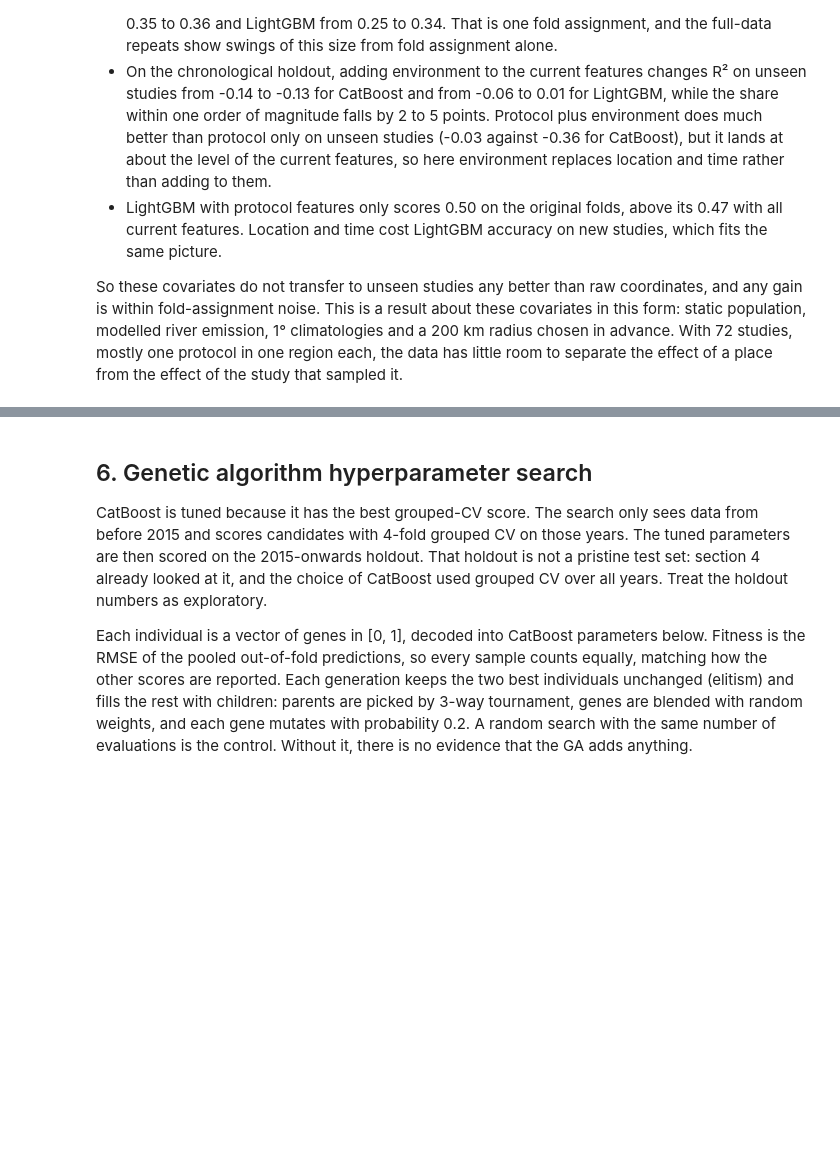
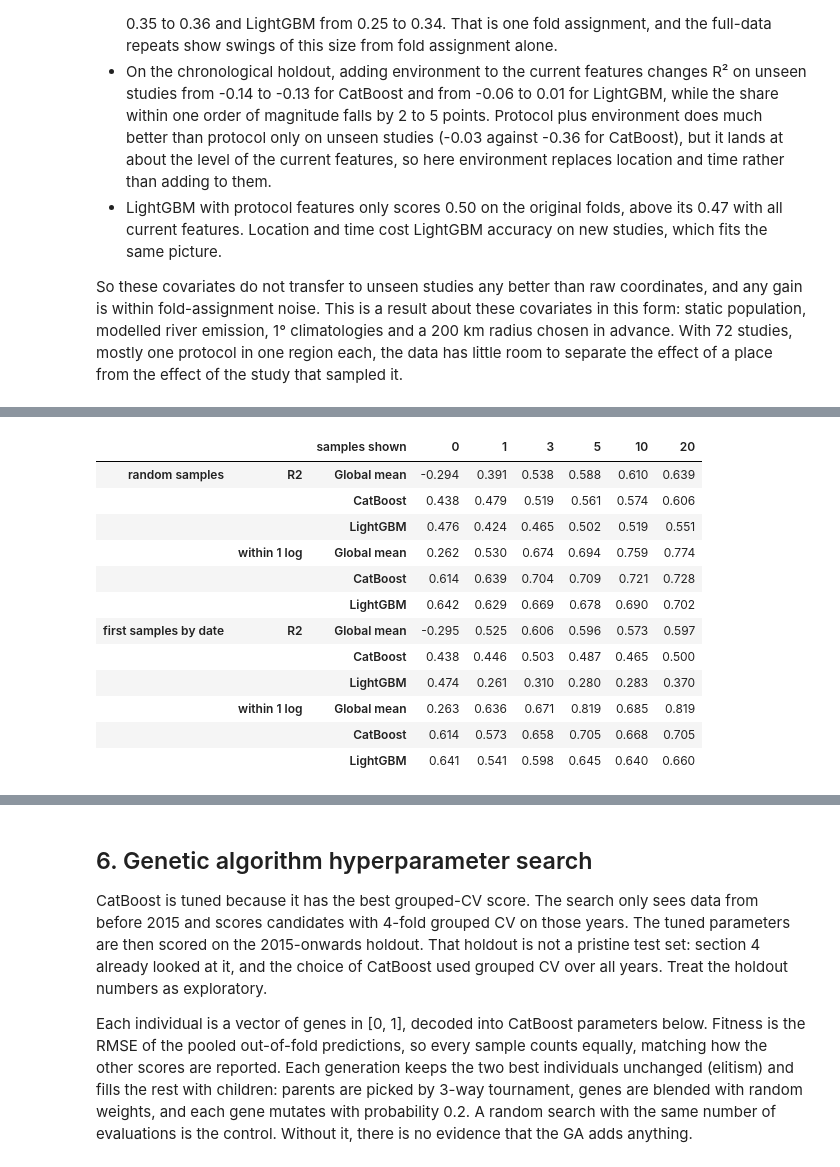
Before and after one commit to zytact/marine-microplastics, a Jupyter notebook: microplastics.ipynb, the cells around one changed output, grey strips where cells are left out. Saved outputs shown, nothing was run; the diff lists cells and outputs as text; code cells hidden in the pictures; blank space fills up the shorter version.

Commit message:
feat: test few-sample calibration and within-study ranking

```diff
--- a/microplastics.ipynb
+++ b/microplastics.ipynb
@@ -881,12 +881,16 @@ over 10 random assignments of studies to five folds. Both feature sets get the s
 repeat, so the gain is a paired difference.
 # %%
 REPEATS = 10
-repeated = pd.DataFrame([
-    {"repeat": r, "model": model, "features": name, "pooled R2": score(out_of_fold(fit, folds))["R2"]}
+REPEAT_FOLDS = [list(GroupKFold(5, shuffle=True, random_state=r).split(df, groups=df.study)) for r in range(REPEATS)]
+repeat_predictions = {
+    (r, model, name): out_of_fold(fit, REPEAT_FOLDS[r])
     for r in range(REPEATS)
-    for folds in [list(GroupKFold(5, shuffle=True, random_state=r).split(df, groups=df.study))]
     for name in ["current features", "current + environmental"]
     for model, fit in env_models(FEATURE_SETS[name]).items()
+}
+repeated = pd.DataFrame([
+    {"repeat": r, "model": model, "features": name, "pooled R2": score(pred)["R2"]}
+    for (r, model, name), pred in repeat_predictions.items()
 ]).pivot(index=["model", "repeat"], columns="features", values="pooled R2")
 gain = repeated["current + environmental"] - repeated["current features"]
 summary = pd.concat({
@@ -938,0 +956,48 @@ place from the effect of the study that sampled it.
+# %%
+KS = [0, 1, 3, 5, 10, 20]
+SHRINK = (1 - icc) / icc
+
+
+def calibration_pool(order: pd.Series, size: int = 20) -> pd.Series:
+    """Position of each row in its study's calibration pool, by ascending order. NaN for rows outside it."""
+    position = order.groupby(df.study).rank(method="first") - 1
+    return position.where(position < np.minimum(size, df.groupby("study").y.transform("size") // 2))
+
+
+def calibrated(pred: pd.Series, pool: pd.Series, k: int) -> pd.Series:
+    """Predictions shifted by each study's shrunk mean error on its first k pool samples. Pool rows are NaN."""
+    shown = pool < k
+    error = (df.y - pred)[shown].groupby(df.study[shown])
+    return (pred + df.study.map(error.sum() / (error.size() + SHRINK)).fillna(0)).where(pool.isna())
+
+
+def calibration_scores(pred: pd.Series, pools: list[pd.Series], metric: str) -> dict[int, float]:
+    return {k: np.mean([score(calibrated(pred, pool, k))[metric] for pool in pools]) for k in KS}
+
+
+rng = np.random.default_rng(SEED)
+POOLS = {
+    "random samples": [calibration_pool(pd.Series(rng.random(len(df)), index=df.index)) for _ in range(20)],
+    "first samples by date": [calibration_pool(df.date.rank(method="first"))],
+}
+CALIBRATED = {"Global mean": "Study mean only", "CatBoost": "CatBoost", "LightGBM": "LightGBM"}
+pd.DataFrame({
+    (draw, metric, label): calibration_scores(predictions[name, "grouped"], pools, metric)
+    for draw, pools in POOLS.items()
+    for metric in ("R2", "within 1 log")
+    for label, name in CALIBRATED.items()
+}).T.rename_axis(columns="samples shown")
+# %% [output]
+|  |  | samples shown | 0 | 1 | 3 | 5 | 10 | 20 |
+| random samples | R2 | Global mean | -0.294 | 0.391 | 0.538 | 0.588 | 0.610 | 0.639 |
+|  |  | CatBoost | 0.438 | 0.479 | 0.519 | 0.561 | 0.574 | 0.606 |
+|  |  | LightGBM | 0.476 | 0.424 | 0.465 | 0.502 | 0.519 | 0.551 |
+|  | within 1 log | Global mean | 0.262 | 0.530 | 0.674 | 0.694 | 0.759 | 0.774 |
+|  |  | CatBoost | 0.614 | 0.639 | 0.704 | 0.709 | 0.721 | 0.728 |
+|  |  | LightGBM | 0.642 | 0.629 | 0.669 | 0.678 | 0.690 | 0.702 |
+| first samples by date | R2 | Global mean | -0.295 | 0.525 | 0.606 | 0.596 | 0.573 | 0.597 |
+|  |  | CatBoost | 0.438 | 0.446 | 0.503 | 0.487 | 0.465 | 0.500 |
+|  |  | LightGBM | 0.474 | 0.261 | 0.310 | 0.280 | 0.283 | 0.370 |
+|  | within 1 log | Global mean | 0.263 | 0.636 | 0.671 | 0.819 | 0.685 | 0.819 |
+|  |  | CatBoost | 0.614 | 0.573 | 0.658 | 0.705 | 0.668 | 0.705 |
+|  |  | LightGBM | 0.641 | 0.541 | 0.598 | 0.645 | 0.640 | 0.660 |
```
Also changed, not shown: parts of 11 cells of this notebook, 2 other files.
